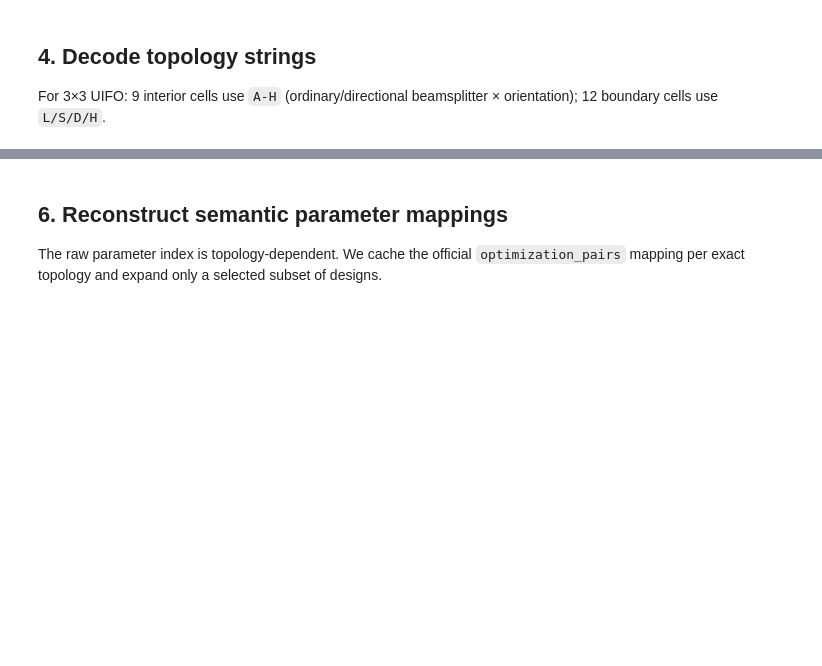
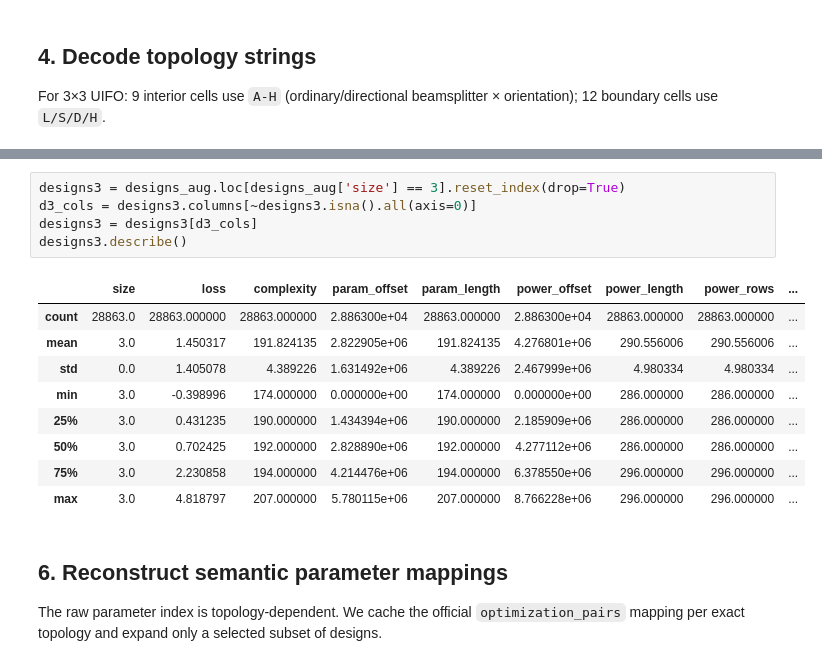
Before and after one commit to jacobdenobel/Learn2Design-2026, a Jupyter notebook: dataset/data_analysis.ipynb, the cells around one changed output, grey strips where cells are left out. Drawn from its saved outputs; the diff is of its cells as text; blank space fills up the shorter version.

```diff
--- a/dataset/data_analysis.ipynb
+++ b/dataset/data_analysis.ipynb
@@ -293,3 +284,18 @@ plt.show()
+# %%
+designs3 = designs_aug.loc[designs_aug['size'] == 3].reset_index(drop=True)
+d3_cols = designs3.columns[~designs3.isna().all(axis=0)]
+designs3 = designs3[d3_cols]
+designs3.describe()
+# %% [output]
+|  | size | loss | complexity | param_offset | param_length | power_offset | power_length | power_rows | ... |
+| count | 28863.0 | 28863.000000 | 28863.000000 | 2.886300e+04 | 28863.000000 | 2.886300e+04 | 28863.000000 | 28863.000000 | ... |
+| mean | 3.0 | 1.450317 | 191.824135 | 2.822905e+06 | 191.824135 | 4.276801e+06 | 290.556006 | 290.556006 | ... |
+| std | 0.0 | 1.405078 | 4.389226 | 1.631492e+06 | 4.389226 | 2.467999e+06 | 4.980334 | 4.980334 | ... |
+| min | 3.0 | -0.398996 | 174.000000 | 0.000000e+00 | 174.000000 | 0.000000e+00 | 286.000000 | 286.000000 | ... |
+| 25% | 3.0 | 0.431235 | 190.000000 | 1.434394e+06 | 190.000000 | 2.185909e+06 | 286.000000 | 286.000000 | ... |
+| 50% | 3.0 | 0.702425 | 192.000000 | 2.828890e+06 | 192.000000 | 4.277112e+06 | 286.000000 | 286.000000 | ... |
+| 75% | 3.0 | 2.230858 | 194.000000 | 4.214476e+06 | 194.000000 | 6.378550e+06 | 296.000000 | 296.000000 | ... |
+| max | 3.0 | 4.818797 | 207.000000 | 5.780115e+06 | 207.000000 | 8.766228e+06 | 296.000000 | 296.000000 | ... |
 # %% [markdown]
 ## 6. Reconstruct semantic parameter mappings
 
```
Also changed, not shown: parts of 6 cells of this notebook.
